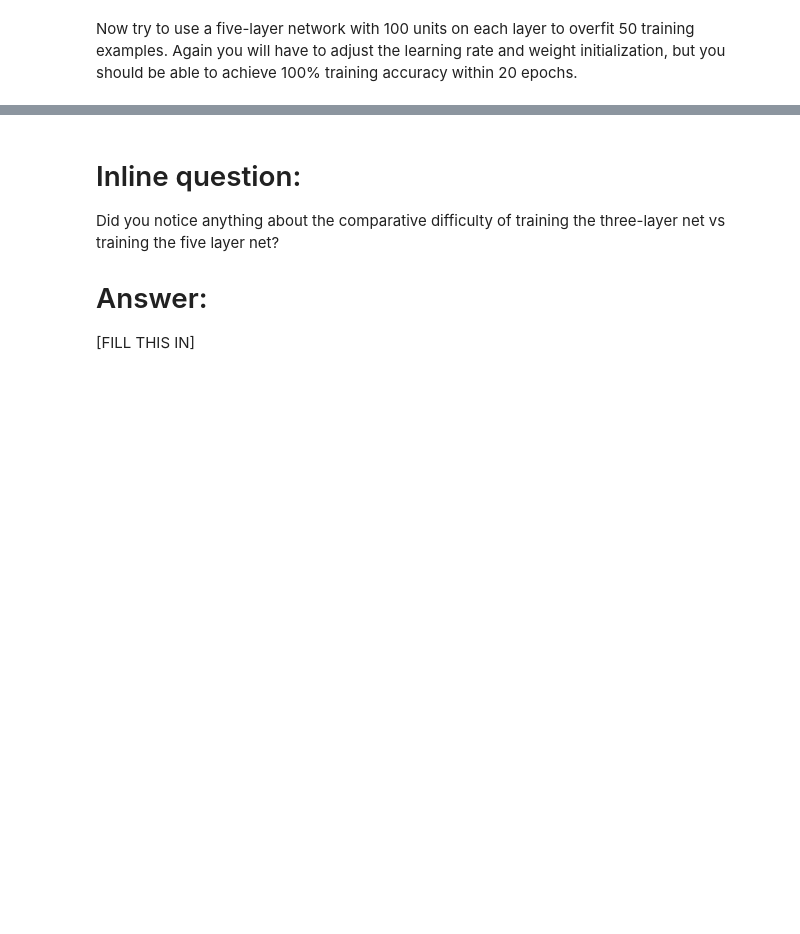
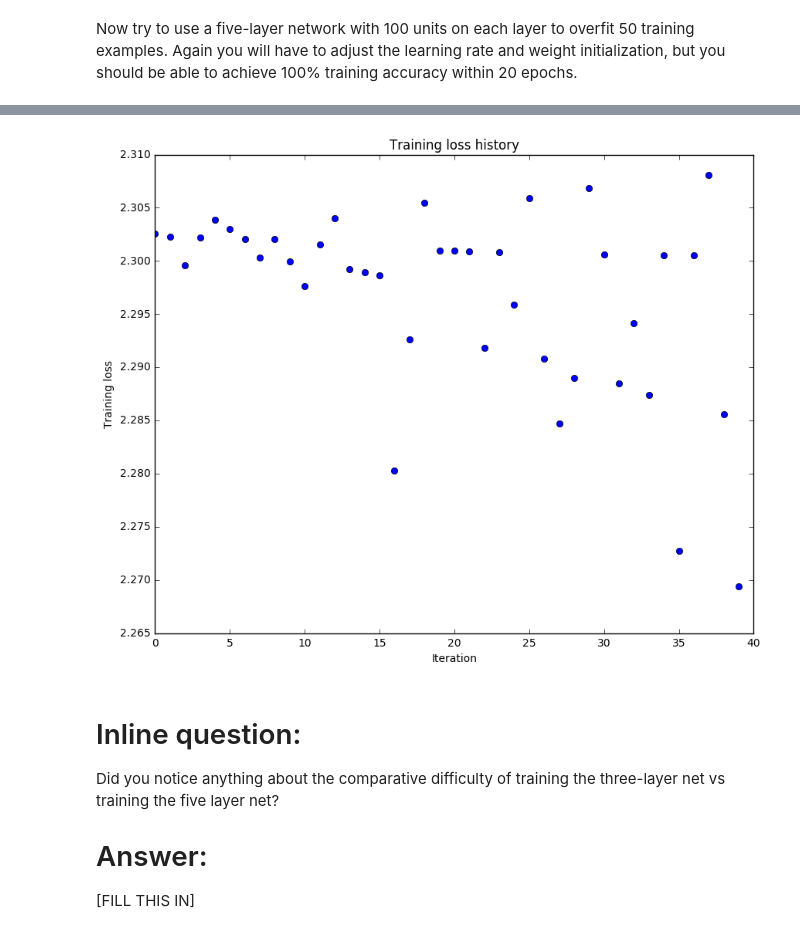
Before and after one commit to johngoddard/cs-231n, a Jupyter notebook: assignment2/FullyConnectedNets.ipynb, the cells around one changed output, grey strips where cells are left out. Drawn from its saved outputs; the diff is of its cells as text; code cells hidden in the pictures; blank space fills up the shorter version.

```diff
--- a/assignment2/FullyConnectedNets.ipynb
+++ b/assignment2/FullyConnectedNets.ipynb
@@ -383,7 +470,7 @@ small_data = {
   'y_val': data['y_val'],
 }
 
-learning_rate = 1e-3
+learning_rate = 1e-1
 weight_scale = 1e-5
 model = FullyConnectedNet([100, 100, 100, 100],
                 weight_scale=weight_scale, dtype=np.float64)
@@ -401,3 +488,4 @@ plt.title('Training loss history')
 plt.xlabel('Iteration')
 plt.ylabel('Training loss')
 plt.show()
+# %% [output]
@@ -404,3 +509,4 @@ plt.show()
+[figure, added]
 # %% [markdown]
 # Inline question:
 Did you notice anything about the comparative difficulty of training the three-layer net vs training the five layer net?
```
Also changed, not shown: parts of 16 cells of this notebook, 5 other files.
